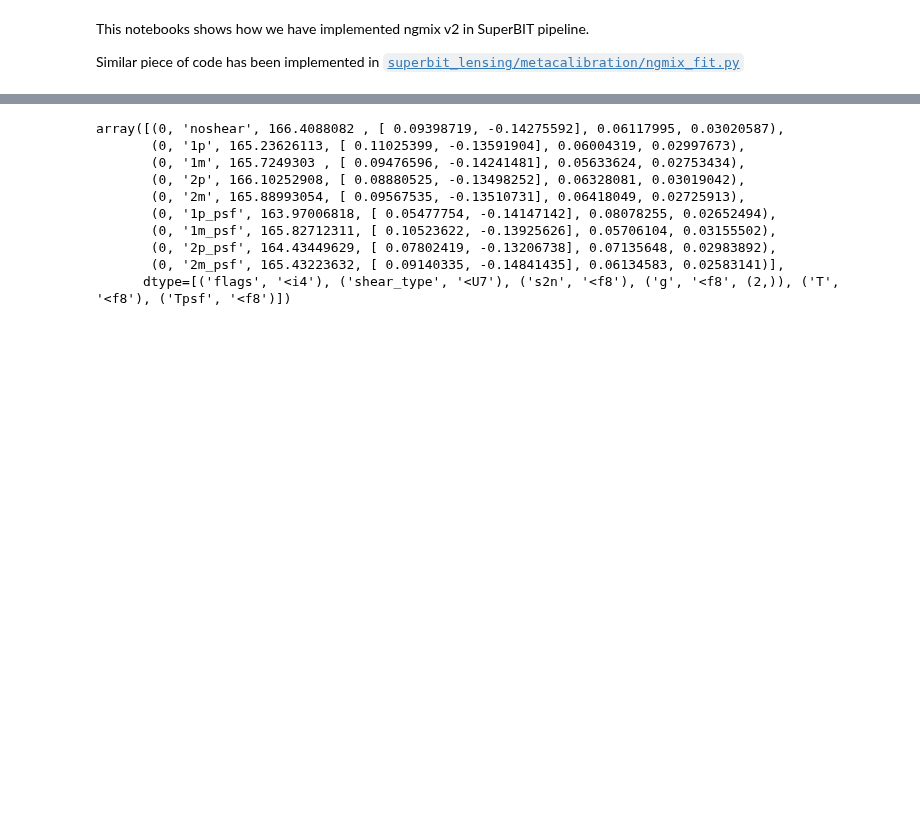
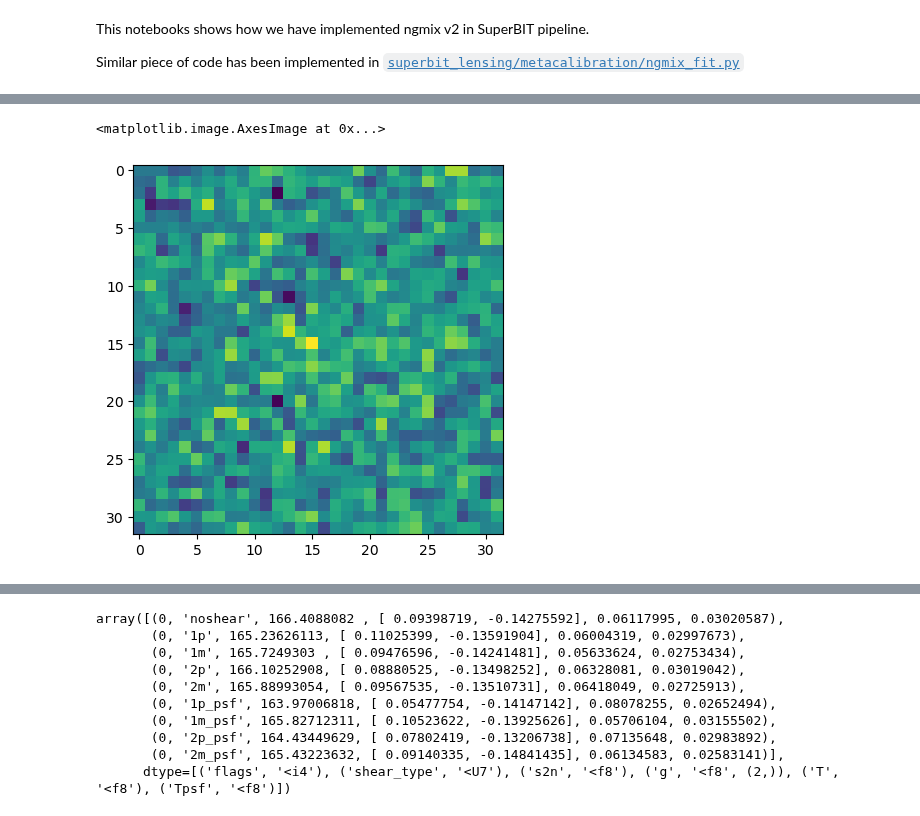
Before and after one commit to superbit-collaboration/superbit-lensing, a Jupyter notebook: notebooks/ngmix/ngmixv2_superbit.ipynb, the cells around one changed output, grey strips where cells are left out. Drawn from its saved outputs; the diff is of its cells as text; code cells hidden in the pictures; blank space fills up the shorter version.

```diff
--- a/notebooks/ngmix/ngmixv2_superbit.ipynb
+++ b/notebooks/ngmix/ngmixv2_superbit.ipynb
@@ -176,0 +206,5 @@ resdict, obsdict = boot.go(obslist)
+# %%
+plt.imshow(obsdict["noshear"][36].image)
+# %% [output]
+<matplotlib.image.AxesImage at 0x...>
+[figure, added]
```
Also changed, not shown: parts of 7 cells of this notebook, 35 other files.
